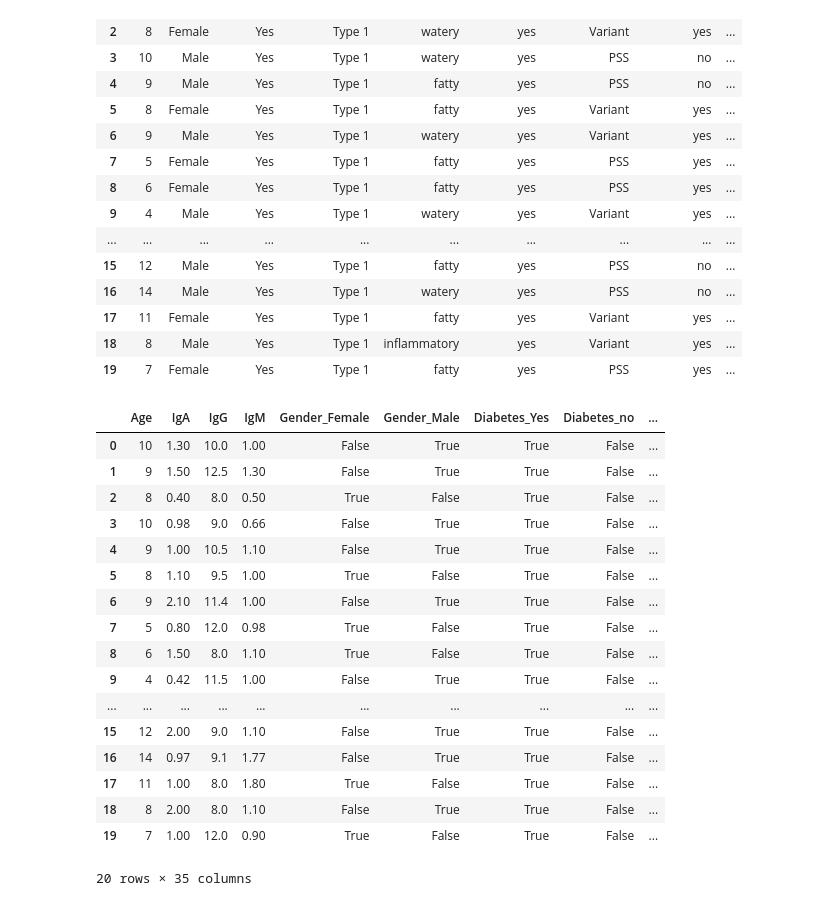
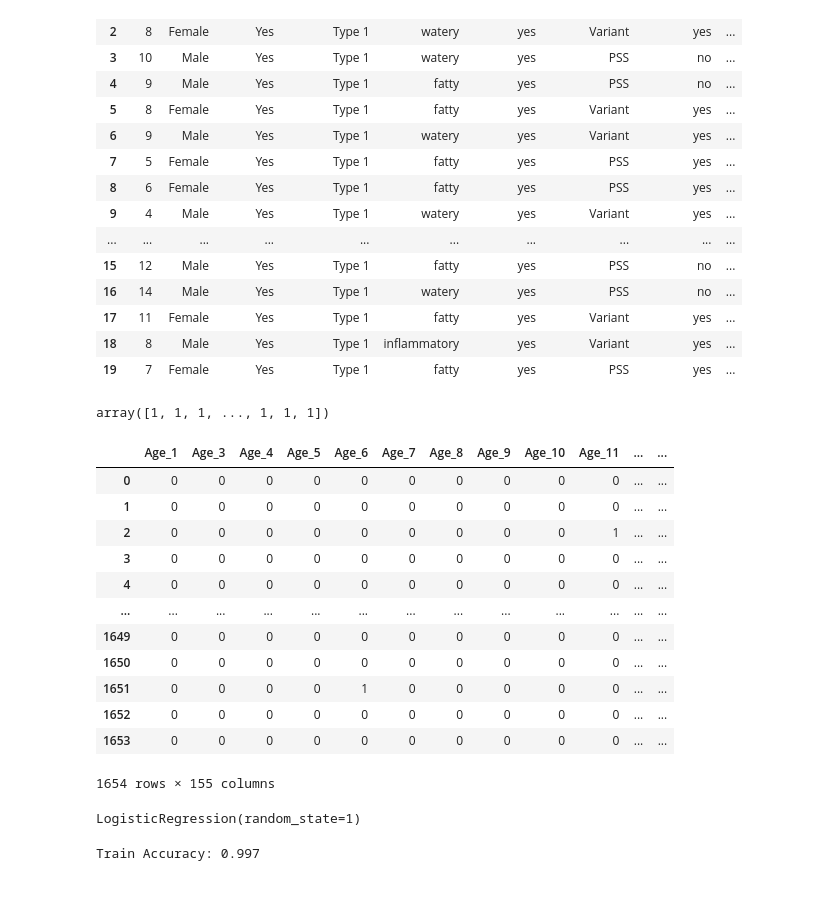
Before and after one commit to RAJESHVELAMALA/project2, a Jupyter notebook: project1_2_cjb.ipynb, the cells around one changed output. Cells and saved outputs as stored; diff of their text form; code cells hidden in the pictures.

```diff
--- a/project1_2_cjb.ipynb
+++ b/project1_2_cjb.ipynb
@@ -48,28 +48,33 @@ celiac_sans_y_df.head(20)
 | 17 | 11 | Female | Yes | Type 1 | fatty | yes | Variant | yes | ... |
 | 18 | 8 | Male | Yes | Type 1 | inflammatory | yes | Variant | yes | ... |
 | 19 | 7 | Female | Yes | Type 1 | fatty | yes | PSS | yes | ... |
-# %%
-# Encode the features dataset's categorical variables using get_dummies
-X = pd.get_dummies(X)
-
-# Review the features DataFrame
-X.head(20)
-# %% [output]
-|  | Age | IgA | IgG | IgM | Gender_Female | Gender_Male | Diabetes_Yes | Diabetes_no | ... |
-| 0 | 10 | 1.30 | 10.0 | 1.00 | False | True | True | False | ... |
-| 1 | 9 | 1.50 | 12.5 | 1.30 | False | True | True | False | ... |
-| 2 | 8 | 0.40 | 8.0 | 0.50 | True | False | True | False | ... |
-| 3 | 10 | 0.98 | 9.0 | 0.66 | False | True | True | False | ... |
-| 4 | 9 | 1.00 | 10.5 | 1.10 | False | True | True | False | ... |
-| 5 | 8 | 1.10 | 9.5 | 1.00 | True | False | True | False | ... |
-| 6 | 9 | 2.10 | 11.4 | 1.00 | False | True | True | False | ... |
-| 7 | 5 | 0.80 | 12.0 | 0.98 | True | False | True | False | ... |
-| 8 | 6 | 1.50 | 8.0 | 1.10 | True | False | True | False | ... |
-| 9 | 4 | 0.42 | 11.5 | 1.00 | False | True | True | False | ... |
-| ... | ... | ... | ... | ... | ... | ... | ... | ... | ... |
-| 15 | 12 | 2.00 | 9.0 | 1.10 | False | True | True | False | ... |
-| 16 | 14 | 0.97 | 9.1 | 1.77 | False | True | True | False | ... |
-| 17 | 11 | 1.00 | 8.0 | 1.80 | True | False | True | False | ... |
-| 18 | 8 | 2.00 | 8.0 | 1.10 | False | True | True | False | ... |
-| 19 | 7 | 1.00 | 12.0 | 0.90 | True | False | True | False | ... |
-20 rows × 35 columns
+# %%
+# Split data into training and testing
+X_train, X_test, y_train, y_test = train_test_split(X, y, random_state=42)
+le = LabelEncoder()
+
+# Fit and transform the y training and testing data using the label encoder
+y_train_encoded = le.fit_transform(y_train)
+y_test_encoded = le.transform(y_test)
+y_train_encoded
+# %% [output]
+array([1, 1, 1, ..., 1, 1, 1])
+# %%
+# Use a OneHotEncoder to convert the training data to numerical values
+ohe = OneHotEncoder(handle_unknown='ignore', sparse_output=False, dtype='int')
+X_train_encoded = pd.DataFrame(data=ohe.fit_transform(X_train), columns=ohe.get_feature_names_out())
+X_train_encoded
+# %% [output]
+|  | Age_1 | Age_3 | Age_4 | Age_5 | Age_6 | Age_7 | Age_8 | Age_9 | Age_10 | Age_11 | ... | ... |
+| 0 | 0 | 0 | 0 | 0 | 0 | 0 | 0 | 0 | 0 | 0 | ... | ... |
+| 1 | 0 | 0 | 0 | 0 | 0 | 0 | 0 | 0 | 0 | 0 | ... | ... |
+| 2 | 0 | 0 | 0 | 0 | 0 | 0 | 0 | 0 | 0 | 1 | ... | ... |
+| 3 | 0 | 0 | 0 | 0 | 0 | 0 | 0 | 0 | 0 | 0 | ... | ... |
+| 4 | 0 | 0 | 0 | 0 | 0 | 0 | 0 | 0 | 0 | 0 | ... | ... |
+| ... | ... | ... | ... | ... | ... | ... | ... | ... | ... | ... | ... | ... |
+| 1649 | 0 | 0 | 0 | 0 | 0 | 0 | 0 | 0 | 0 | 0 | ... | ... |
+| 1650 | 0 | 0 | 0 | 0 | 0 | 0 | 0 | 0 | 0 | 0 | ... | ... |
+| 1651 | 0 | 0 | 0 | 0 | 1 | 0 | 0 | 0 | 0 | 0 | ... | ... |
+| 1652 | 0 | 0 | 0 | 0 | 0 | 0 | 0 | 0 | 0 | 0 | ... | ... |
+| 1653 | 0 | 0 | 0 | 0 | 0 | 0 | 0 | 0 | 0 | 0 | ... | ... |
+1654 rows × 155 columns
@@ -75,0 +83,11 @@ X.head(20)
+# %%
+# Create the logistic regression classifier model with a random_state of 1
+lr_model = LogisticRegression(random_state=1)
+# Fit the model to the training data
+lr_model.fit(X_train_encoded, y_train_encoded)
+# %% [output]
+LogisticRegression(random_state=1)
+# %%
+print('Train Accuracy: %.3f' % lr_model.score(X_train_encoded, y_train_encoded))
+# %% [output]
+Train Accuracy: 0.997
```
Also changed, not shown: parts of 28 cells of this notebook.
